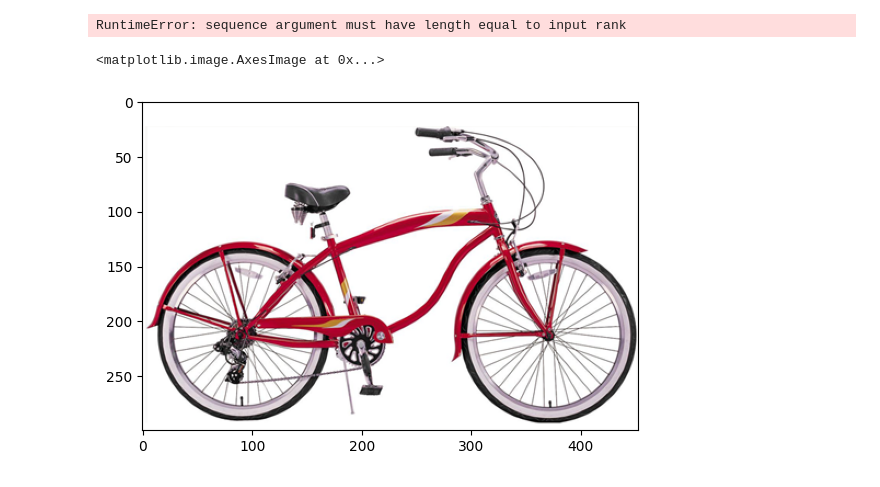
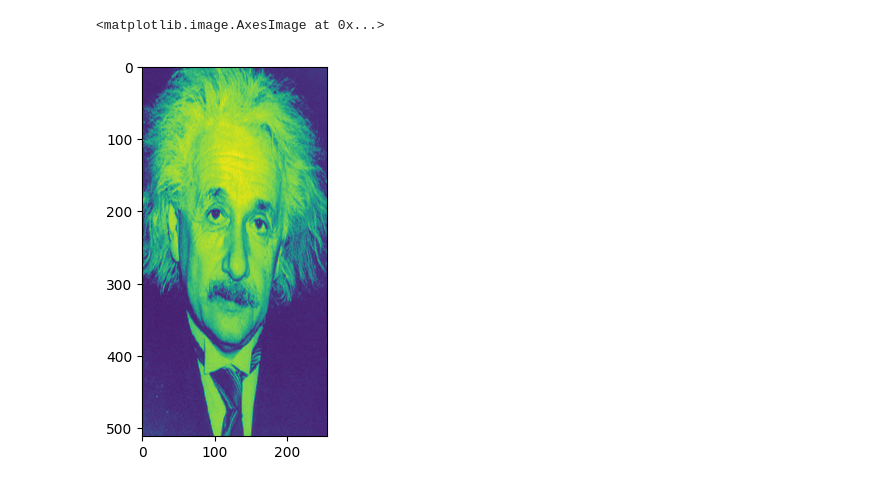
Before and after one commit to gdrui01/ComputerVision2024, a Jupyter notebook: CV2024_HW2/solution_2.ipynb, the cells around one changed output. Cells and saved outputs as stored; diff of their text form; code cells hidden in the pictures.

Commit message:
updated image pyramid generation (part 2)

```diff
--- a/CV2024_HW2/solution_2.ipynb
+++ b/CV2024_HW2/solution_2.ipynb
@@ -106,15 +137,13 @@ def resize_to_power_of_2(image):
 # %%
 from skimage import io, color
 
-image = io.imread('./data/task1and2_hybrid_pyramid/1_bicycle.bmp')
+image = io.imread('./data/task1and2_hybrid_pyramid/4_einstein.bmp')
 
 image_gray = color.rgb2gray(image)
 # %%
-resized_image = resize_to_power_of_2(image)
+resized_image = resize_to_power_of_2(image_gray)
-# %% [output]
-RuntimeError: sequence argument must have length equal to input rank
 # %%
-plt.imshow(image)
+plt.imshow(resized_image)
 # %% [output]
 <matplotlib.image.AxesImage at 0x...>
-[figure, old version]
+[figure, new version]
```
Also changed, not shown: parts of 16 cells of this notebook.
